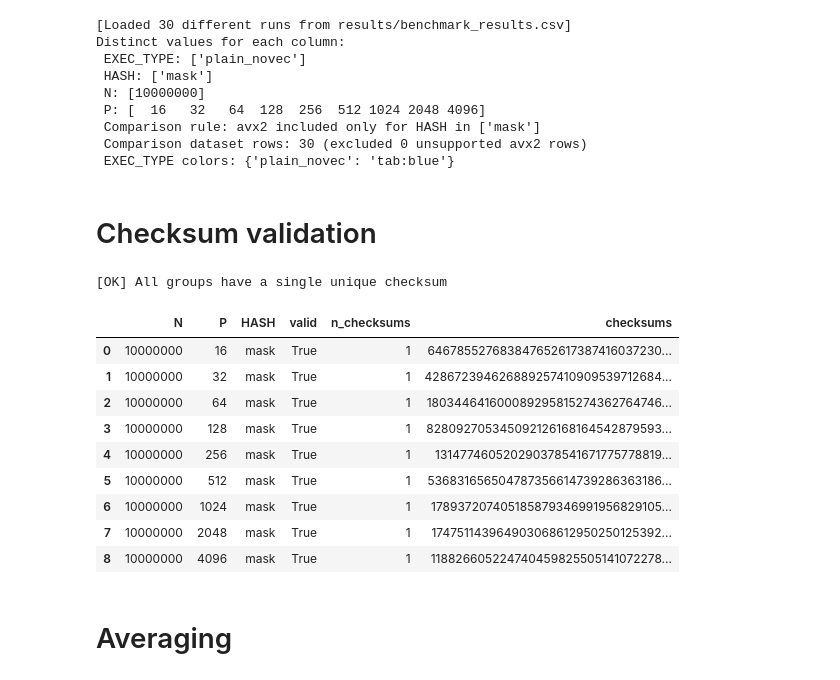
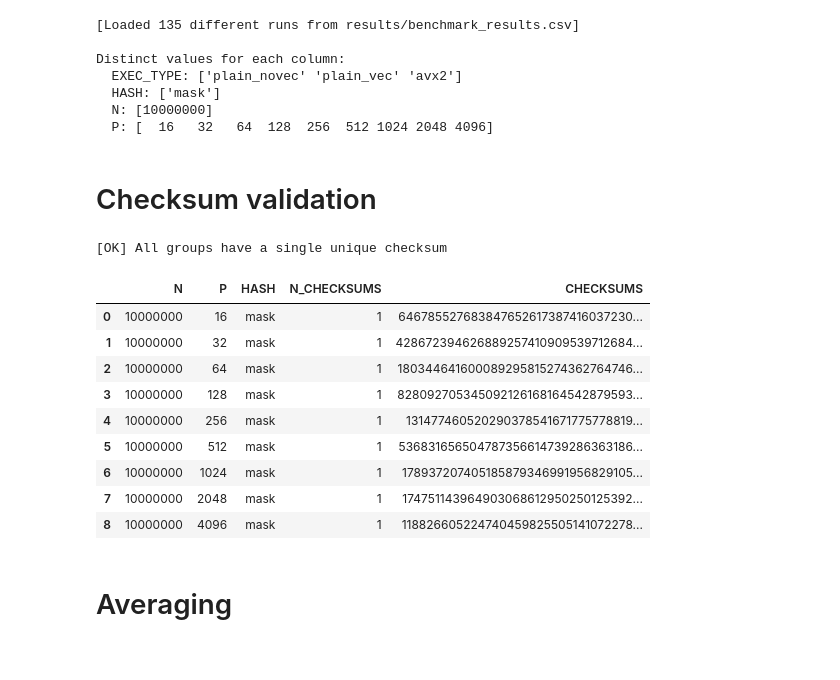
Before and after one commit to GianlucaPanzani/Optimization-of-Partitioned-Hash-Join-with-Duplicates, a Jupyter notebook: src/stable_statistics.ipynb, the cells around one changed output. Drawn from its saved outputs; the diff is of its cells as text; code cells hidden in the pictures.

```diff
--- a/src/stable_statistics.ipynb
+++ b/src/stable_statistics.ipynb
@@ -7,7 +7,6 @@ import pandas as pd
 import matplotlib.pyplot as plt
 
 RESULTS_PATH = Path("results/benchmark_results.csv")
-COMPARABLE_AVX2_HASHES = {"mask"}
 
 df = pd.read_csv(RESULTS_PATH)
 
@@ -15,12 +14,6 @@ df["N"] = pd.to_numeric(df["N"], errors="coerce")
 df["P"] = pd.to_numeric(df["P"], errors="coerce")
 df["PARTITION_TIME"] = pd.to_numeric(df["PARTITION_TIME"], errors="coerce")
 df["GLOBAL_TIME"] = pd.to_numeric(df["GLOBAL_TIME"], errors="coerce")
-
-def filter_avx2_comparisons(frame):
-    return frame[(frame["EXEC_TYPE"] != "avx2") | (frame["HASH"].isin(COMPARABLE_AVX2_HASHES))].copy()
-
-df_compare = filter_avx2_comparisons(df)
-excluded_rows = len(df) - len(df_compare)
 
 exec_type_names = sorted(df["EXEC_TYPE"].dropna().unique())
 exec_type_palette = [
@@ -40,64 +33,58 @@ exec_type_colors = {
     for idx, exec_type in enumerate(exec_type_names)
 }
 
-print(f"[Loaded {df.shape[0]} different runs from {RESULTS_PATH}]")
+print(f"[Loaded {df.shape[0]} different runs from {RESULTS_PATH}]\n")
 print("Distinct values for each column:")
-print(f" EXEC_TYPE: {df['EXEC_TYPE'].unique()}")
-print(f" HASH: {df['HASH'].unique()}")
-print(f" N: {df['N'].unique()}")
-print(f" P: {df['P'].unique()}")
-print(f" Comparison rule: avx2 included only for HASH in {sorted(COMPARABLE_AVX2_HASHES)}")
-print(f" Comparison dataset rows: {df_compare.shape[0]} (excluded {excluded_rows} unsupported avx2 rows)")
-print(f" EXEC_TYPE colors: {exec_type_colors}")
+print(f"  EXEC_TYPE: {df['EXEC_TYPE'].unique()}")
+print(f"  HASH: {df['HASH'].unique()}")
+print(f"  N: {df['N'].unique()}")
+print(f"  P: {df['P'].unique()}")
 # %% [output]
-[Loaded 30 different runs from results/benchmark_results.csv]
+[Loaded 135 different runs from results/benchmark_results.csv]
+
 Distinct values for each column:
- EXEC_TYPE: ['plain_novec']
- HASH: ['mask']
- N: [10000000]
- P: [  16   32   64  128  256  512 1024 2048 4096]
- Comparison rule: avx2 included only for HASH in ['mask']
- Comparison dataset rows: 30 (excluded 0 unsupported avx2 rows)
- EXEC_TYPE colors: {'plain_novec': 'tab:blue'}
+  EXEC_TYPE: ['plain_novec' 'plain_vec' 'avx2']
+  HASH: ['mask']
+  N: [10000000]
+  P: [  16   32   64  128  256  512 1024 2048 4096]
 # %% [markdown]
 # Checksum validation
 # %%
 summary_rows = []
-df_grouped = df_compare.groupby(["N", "P", "HASH"])
+df_grouped = df.groupby(["N", "P", "HASH"])
 valid_counter = 0
 for (N, P, HASH), subdf in df_grouped:
     checksums = subdf["CHECKSUM"].unique()
     is_valid = len(checksums) == 1
     valid_counter += 1 if is_valid else 0
 
     summary_rows.append({
         "N": N,
         "P": P,
         "HASH": HASH,
-        "valid": is_valid,
-        "n_checksums": len(checksums),
-        "checksums": " | ".join(map(str, checksums))
+        "N_CHECKSUMS": len(checksums),
+        "CHECKSUMS": ", ".join(map(str, checksums))
     })
 
 if valid_counter == df_grouped.ngroups:
     print(f"[OK] All groups have a single unique checksum")
 else:
     print(f"[FAIL] Only {valid_counter}/{df_grouped.ngroups} groups have a single unique checksum")
 
 checksum_validation_df = pd.DataFrame(summary_rows)
 checksum_validation_df
 # %% [output]
 [OK] All groups have a single unique checksum
-|  | N | P | HASH | valid | n_checksums | checksums |
-| 0 | 10000000 | 16 | mask | True | 1 | 646785527683847652617387416037230... |
-| 1 | 10000000 | 32 | mask | True | 1 | 428672394626889257410909539712684... |
-| 2 | 10000000 | 64 | mask | True | 1 | 180344641600089295815274362764746... |
-| 3 | 10000000 | 128 | mask | True | 1 | 828092705345092126168164542879593... |
-| 4 | 10000000 | 256 | mask | True | 1 | 131477460520290378541671775778819... |
-| 5 | 10000000 | 512 | mask | True | 1 | 536831656504787356614739286363186... |
-| 6 | 10000000 | 1024 | mask | True | 1 | 178937207405185879346991956829105... |
-| 7 | 10000000 | 2048 | mask | True | 1 | 174751143964903068612950250125392... |
-| 8 | 10000000 | 4096 | mask | True | 1 | 118826605224740459825505141072278... |
+|  | N | P | HASH | N_CHECKSUMS | CHECKSUMS |
+| 0 | 10000000 | 16 | mask | 1 | 646785527683847652617387416037230... |
+| 1 | 10000000 | 32 | mask | 1 | 428672394626889257410909539712684... |
+| 2 | 10000000 | 64 | mask | 1 | 180344641600089295815274362764746... |
+| 3 | 10000000 | 128 | mask | 1 | 828092705345092126168164542879593... |
+| 4 | 10000000 | 256 | mask | 1 | 131477460520290378541671775778819... |
+| 5 | 10000000 | 512 | mask | 1 | 536831656504787356614739286363186... |
+| 6 | 10000000 | 1024 | mask | 1 | 178937207405185879346991956829105... |
+| 7 | 10000000 | 2048 | mask | 1 | 174751143964903068612950250125392... |
+| 8 | 10000000 | 4096 | mask | 1 | 118826605224740459825505141072278... |
 # %% [markdown]
 # Averaging
 # %%
```
Also changed, not shown: parts of 4 cells of this notebook.
